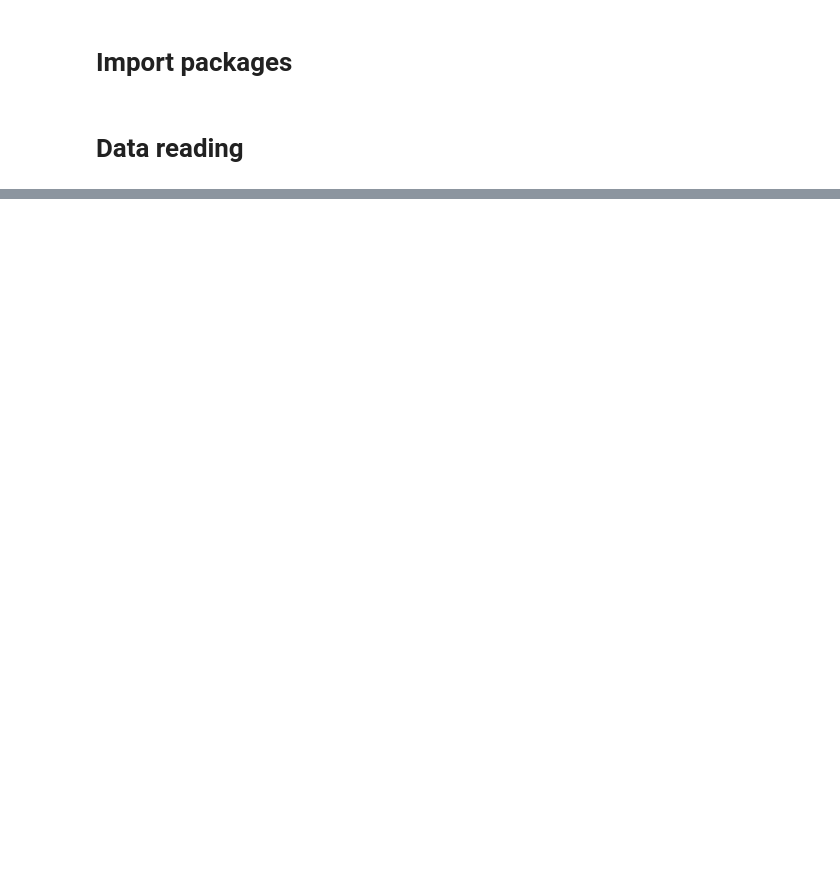
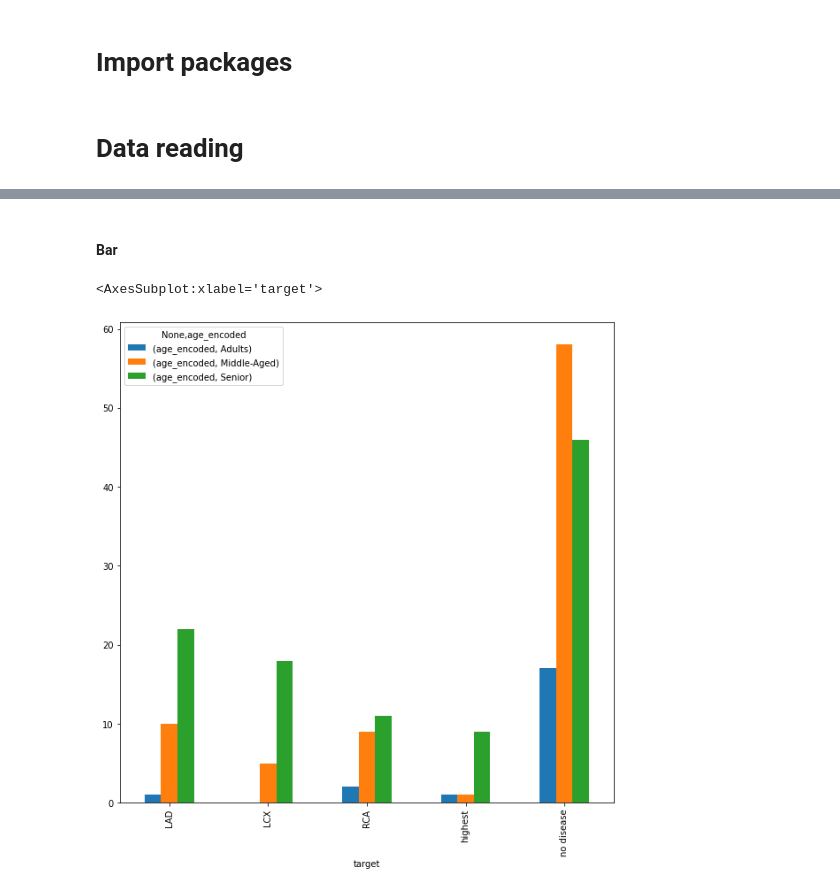
Before and after one commit to Nicola-Ibrahim/Heart-Diseases-Prediction, a Jupyter notebook: notebooks/multiclass/01b_analytics.ipynb, the cells around one changed output, grey strips where cells are left out. Saved outputs shown, nothing was run; the diff lists cells and outputs as text; code cells hidden in the pictures; blank space fills up the shorter version.

```diff
--- a/notebooks/multiclass/01b_analytics.ipynb
+++ b/notebooks/multiclass/01b_analytics.ipynb
@@ -42,0 +209,7 @@ df_train.head()
+# %% [markdown]
+#### Bar
+# %%
+df_train.groupby(['target', 'age_encoded'])['age_encoded'].count().to_frame().unstack().plot(kind='bar', stacked=False, figsize=(10,10))
+# %% [output]
+<AxesSubplot:xlabel='target'>
+[figure, added]
```
Also changed, not shown: parts of 22 cells of this notebook, 1 other file.
